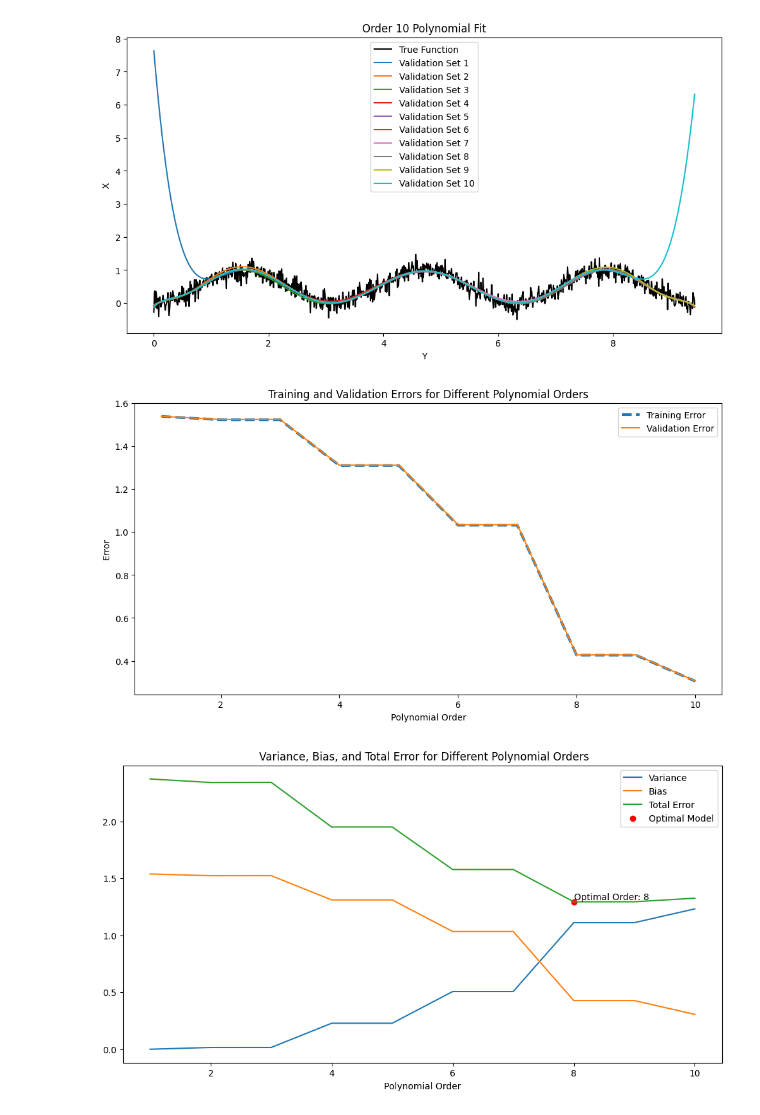
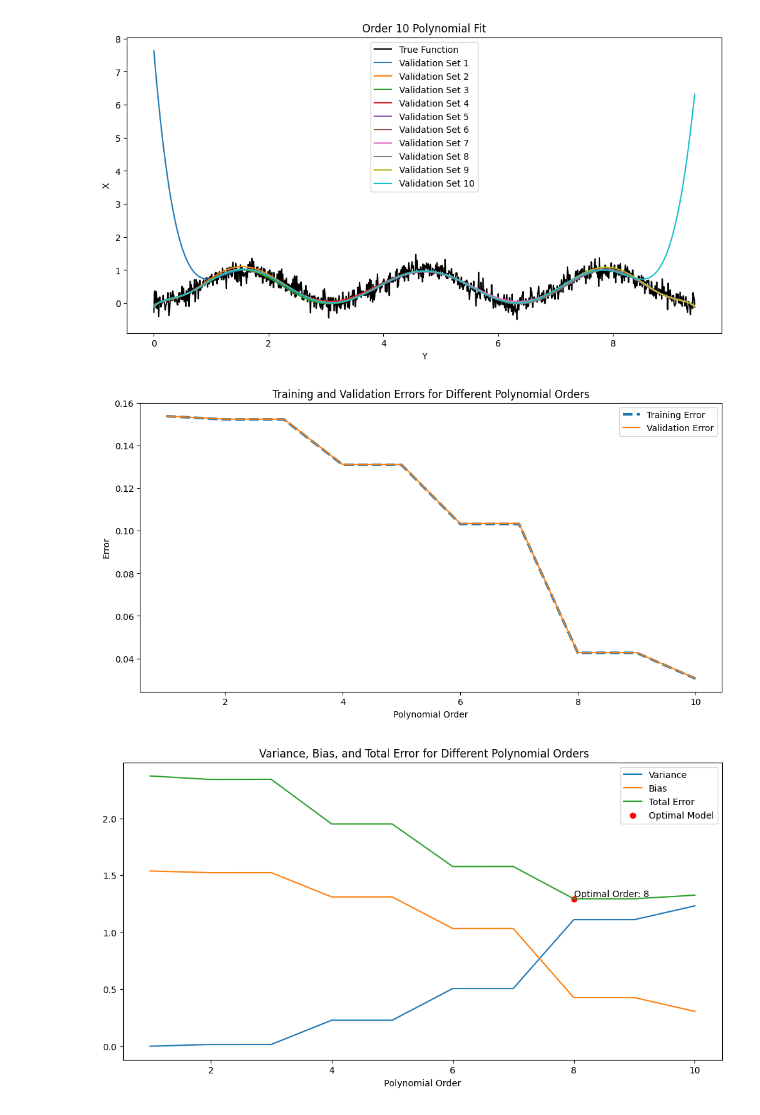
Before and after one commit to kohlisaurabhsagar/trignometricFunction-PolynomialFit, a Jupyter notebook: MLAssignmentPolynomialRegression.ipynb, the cells around one changed output. Cells and saved outputs as stored; diff of their text form; code cells hidden in the pictures.

```diff
--- a/MLAssignmentPolynomialRegression.ipynb
+++ b/MLAssignmentPolynomialRegression.ipynb
@@ -129,12 +100,10 @@ variances = []
 biases = []
 total_errors = []
 
-# Perform 10-fold cross-validation
 kfold = KFold(n_splits=10, shuffle=True, random_state=9)
 for train_index, test_index in kfold.split(X):
     X_train, X_val = X[train_index], X[test_index]
     y_train, y_val = y_true[train_index], y_true[test_index]
-
     fold_train_errors = []
     fold_val_errors = []
     fold_variances = []
@@ -142,23 +111,21 @@ for train_index, test_index in kfold.split(X):
     fold_total_errors = []
 
     for order in order_range:
-        # Fit polynomial and calculate predictions
         poly_coeff = np.polyfit(X_train, y_train, order)
         fitted_poly = np.poly1d(poly_coeff)
         y_train_pred = fitted_poly(X_train)
         y_val_pred = fitted_poly(X_val)
 
-        # Calculate mean squared error for training and validation sets
-        train_error = mean_squared_error(y_train, y_train_pred)*10
-        val_error = mean_squared_error(y_val, y_val_pred)*10
+        train_error = mean_squared_error(y_train, y_train_pred)
+        val_error = mean_squared_error(y_val, y_val_pred)
 
-        # Calculate variance
+
         variance = np.mean(np.var(y_val_pred, axis=0))*10
 
-        # Calculate bias
+
         bias = np.mean((y_val_pred - y_val) ** 2)*10
 
-        # Calculate total error (sum of variance and bias)
+
         total_error =  bias*bias + variance
 
         fold_train_errors.append(train_error)
@@ -174,43 +141,42 @@ for train_index, test_index in kfold.split(X):
     total_errors.append(fold_total_errors)
 
 
-# Calculate average training, validation, variance, bias, and total errors for each order
+
 avg_train_errors = np.mean(train_errors, axis=0)
 avg_val_errors = np.mean(val_errors, axis=0)
 avg_variances = np.mean(variances, axis=0)
 avg_biases = np.mean(biases, axis=0)
 avg_total_errors = np.mean(total_errors, axis=0)
 
-# Find the index of the minimum total error
 optimal_index = np.argmin(avg_total_errors)
 optimal_order = order_range[optimal_index]
 optimal_error = avg_total_errors[optimal_index]
 
-# Plot the training and validation errors
+
 plt.figure(figsize=(12, 6))
 plt.plot(order_range, avg_train_errors, label='Training Error', linestyle='--', linewidth=3)
 plt.plot(order_range, avg_val_errors, label='Validation Error')
 plt.title('Training and Validation Errors for Different Polynomial Orders')
 plt.xlabel('Polynomial Order')
 plt.ylabel('Error')
 plt.legend()
 plt.show()
 
 
-# Plot the validation error, variance, bias, and total error
+
 plt.figure(figsize=(12, 6))
 plt.plot(order_range, avg_variances, label='Variance')
 plt.plot(order_range, avg_biases, label='Bias')
 plt.plot(order_range, avg_total_errors, label='Total Error')
 plt.scatter(optimal_order, optimal_error, color='red', label='Optimal Model')
 plt.title(' Variance, Bias, and Total Error for Different Polynomial Orders')
 plt.xlabel('Polynomial Order')
 plt.ylabel('')
 plt.legend()
 plt.text(optimal_order, np.min(avg_total_errors), f'Optimal Order: {optimal_order}',
          verticalalignment='bottom', horizontalalignment='left')
 plt.show()
 # %% [output]
-[figure, old version]
+[figure, new version]
 [figure]
 # %%
```
Also changed, not shown: parts of 5 cells of this notebook.
